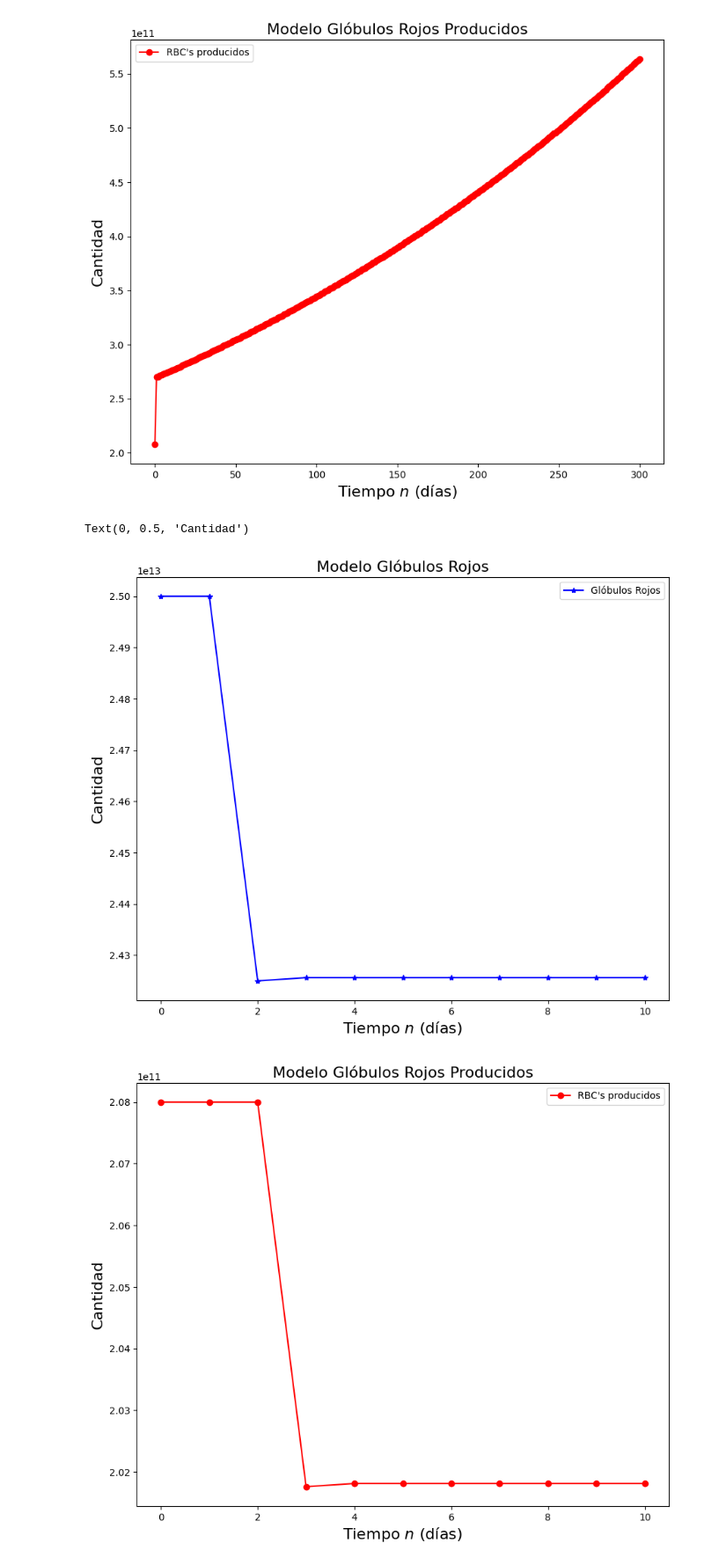
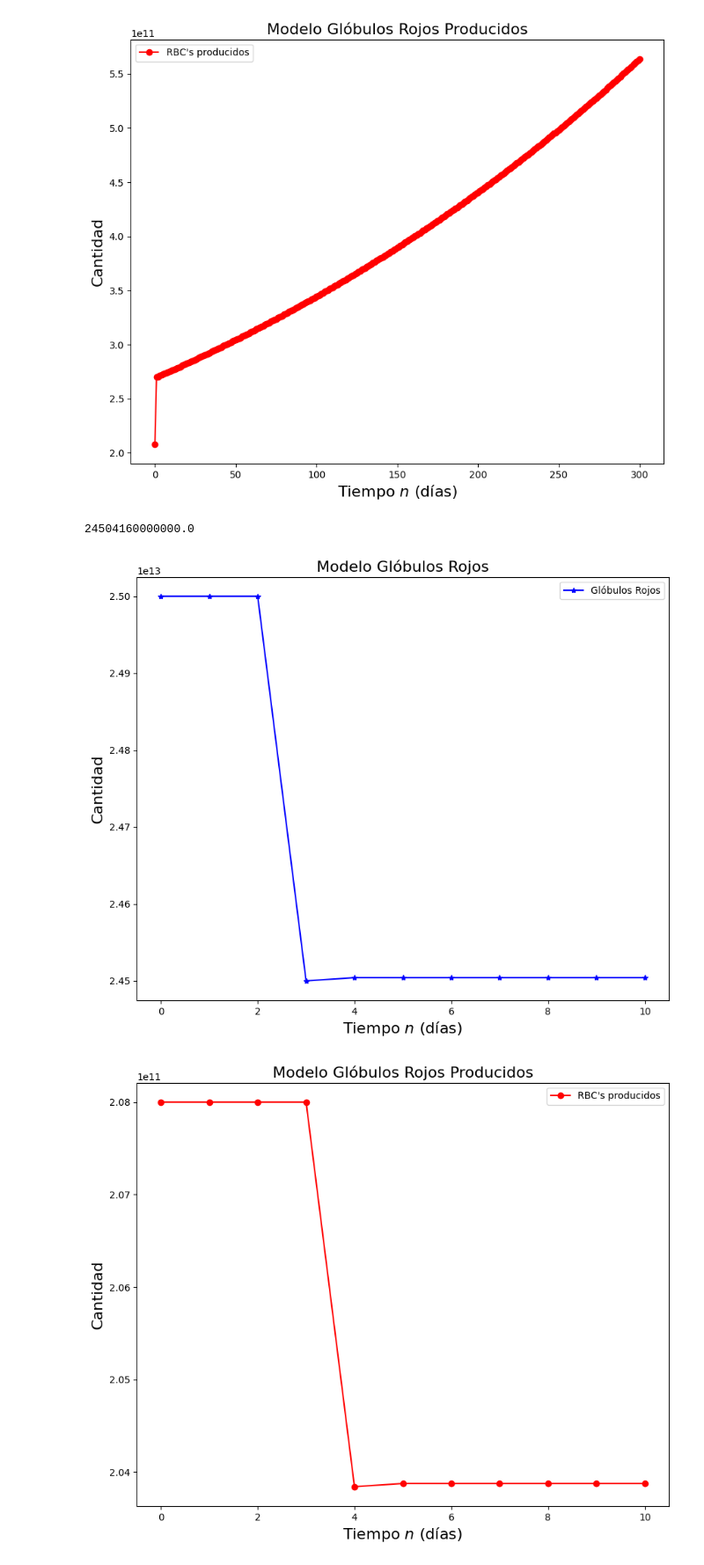
Before and after one commit to MiguelSC01/GraduationProject, a Jupyter notebook: Codigo/Tesis1[20].ipynb, the cells around one changed output. Shown: that part at 88% size. Drawn from its saved outputs; the diff is of its cells as text; code cells hidden in the pictures.

```diff
--- a/Codigo/Tesis1[20].ipynb
+++ b/Codigo/Tesis1[20].ipynb
@@ -259,7 +259,7 @@ x0 = 25*(10**(12))
 y0 = 208*(10**(9))
 gamma = 1
 f = 0.00832
-perdida = 0.03
+perdida = 0.02
 
 
 ##Arreglo de días
@@ -273,34 +273,35 @@ def fun(x,y):
     cm = gamma*f*x
     return [gr,cm]
 
 x = np.zeros(N+1)
 y = np.zeros(N+1)
 x[0]=x0
 y[0]=y0
 for i in range(1,N+1):
     res = fun(x[i-1],y[i-1])
     y[i] = res[1]
-    if i != 2:
+    if i != 3:
         x[i] = res[0]
     else:
         x[i] = res[0]-perdida*x[i-1]
 
 
 fig, ax = plt.subplots(figsize=[10,8])
 #plt.axis([0,10,0,1])
 plt.plot(n, x, color='blue',marker='*',label='Glóbulos Rojos') # GlobRoj
 plt.legend()
 plt.title('Modelo Glóbulos Rojos',fontsize='16')
 plt.xlabel('Tiempo $n$ (días)',fontsize='16')
 plt.ylabel('Cantidad',fontsize='16')
 #ax1.text(5, 0.2, r'$a = {}$'.format(a), fontsize=15)
 fig, ax = plt.subplots(figsize=[10,8])
 plt.plot(n, y, color='red',marker='o',label='RBC\'s producidos') # CMH
 plt.legend()
 plt.title('Modelo Glóbulos Rojos Producidos',fontsize='16')
 plt.xlabel('Tiempo $n$ (días)',fontsize='16')
 plt.ylabel('Cantidad',fontsize='16')
+print(x[4])
 # %% [output]
-Text(0, 0.5, 'Cantidad')
+24504160000000.0
-[figure, old version]
+[figure, new version]
-[figure, old version]
+[figure, new version]
```
Also changed, not shown: 8 other files.
